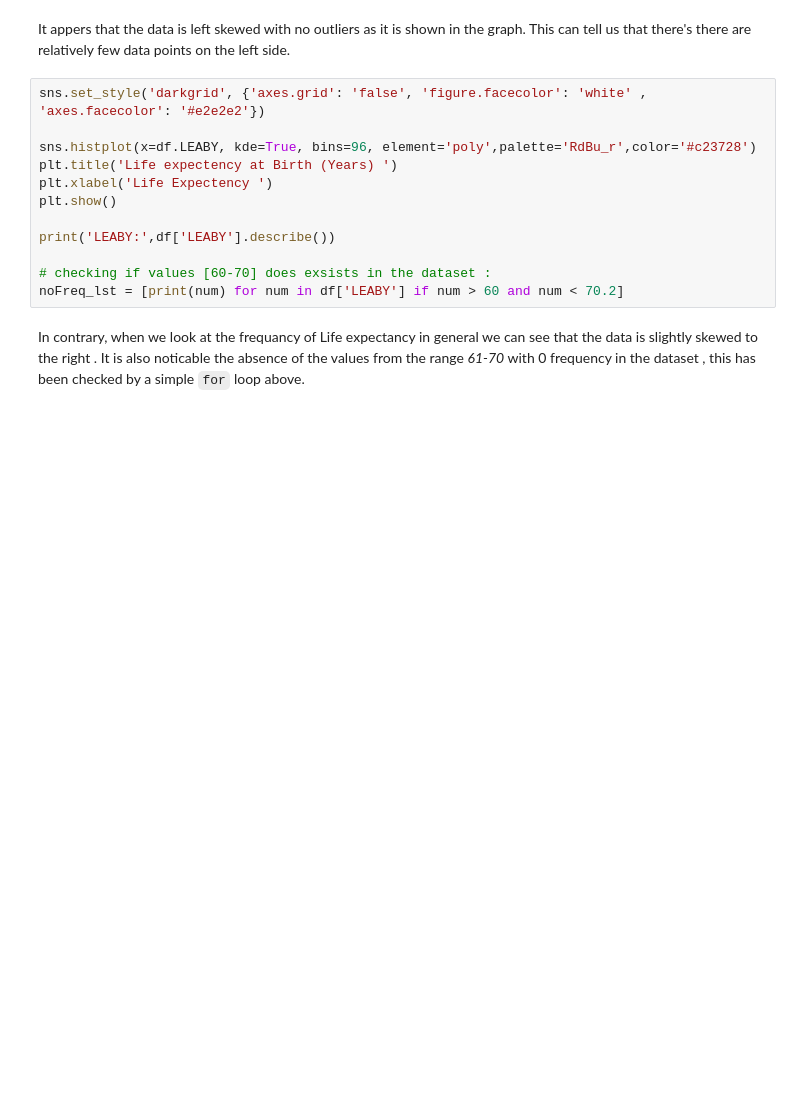
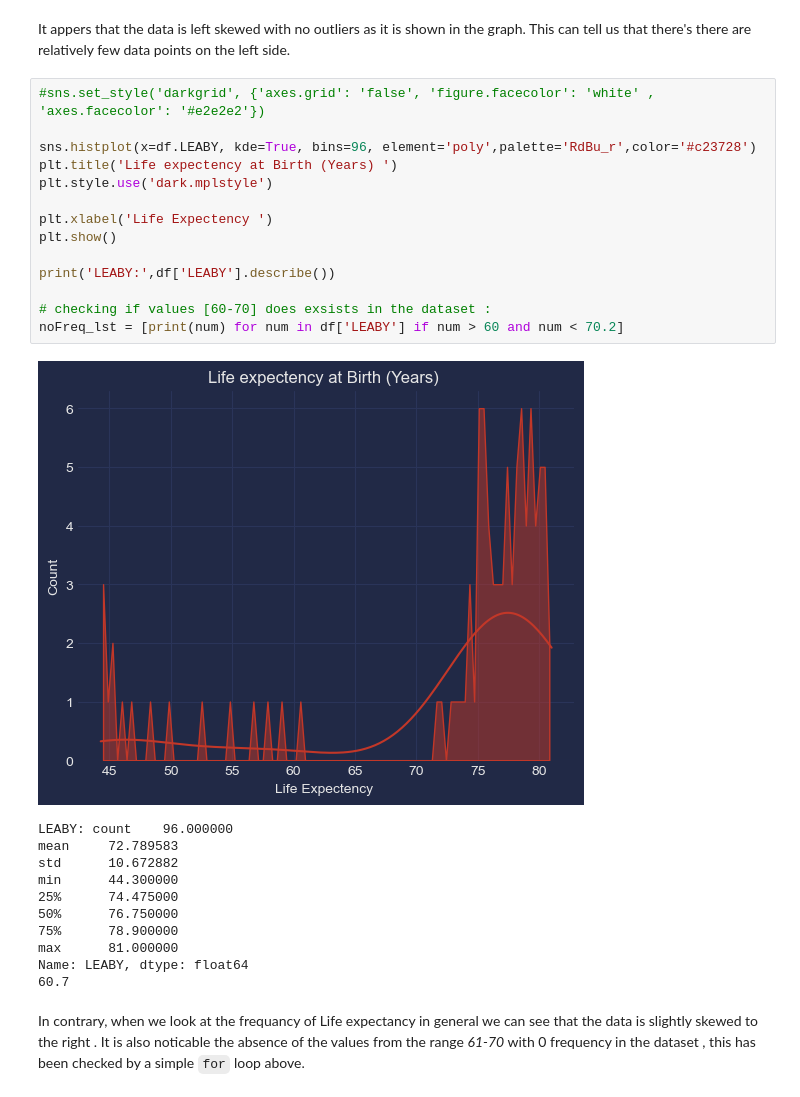
Before and after one commit to hsalnasi/Life-Expectancy-and-GDP-Analysis, a Jupyter notebook: life_expectancy_gdp.ipynb, the cells around one changed output. Cells and saved outputs as stored; diff of their text form; blank space fills up the shorter version.

```diff
--- a/life_expectancy_gdp.ipynb
+++ b/life_expectancy_gdp.ipynb
@@ -96,17 +168,31 @@ print('GDP:','\n', df['GDP'].describe(),'\n')
 It appers that the data is left skewed with no outliers as it is shown in the graph.
 This can tell us that there's there are relatively few data points on the left side.
 # %%
-sns.set_style('darkgrid', {'axes.grid': 'false', 'figure.facecolor': 'white' , 'axes.facecolor': '#e2e2e2'})
+#sns.set_style('darkgrid', {'axes.grid': 'false', 'figure.facecolor': 'white' , 'axes.facecolor': '#e2e2e2'})
 
 sns.histplot(x=df.LEABY, kde=True, bins=96, element='poly',palette='RdBu_r',color='#c23728')
 plt.title('Life expectency at Birth (Years) ')
+plt.style.use('dark.mplstyle')
+
 plt.xlabel('Life Expectency ')
 plt.show()
 
 print('LEABY:',df['LEABY'].describe())
 
 # checking if values [60-70] does exsists in the dataset :
 noFreq_lst = [print(num) for num in df['LEABY'] if num > 60 and num < 70.2]
+# %% [output]
+[figure, added]
+LEABY: count    96.000000
+mean     72.789583
+std      10.672882
+min      44.300000
+25%      74.475000
+50%      76.750000
+75%      78.900000
+max      81.000000
+Name: LEABY, dtype: float64
+60.7
 # %% [markdown]
 In contrary, when we look at the frequancy of Life expectancy in general we can see that the data is slightly skewed to the right . It is also noticable the absence of the values from the range *61-70* with 0 frequency in the dataset , this has been checked by a simple `for` loop above.
 # %% [markdown]
```
Also changed, not shown: parts of 11 cells of this notebook, 12 other files.
